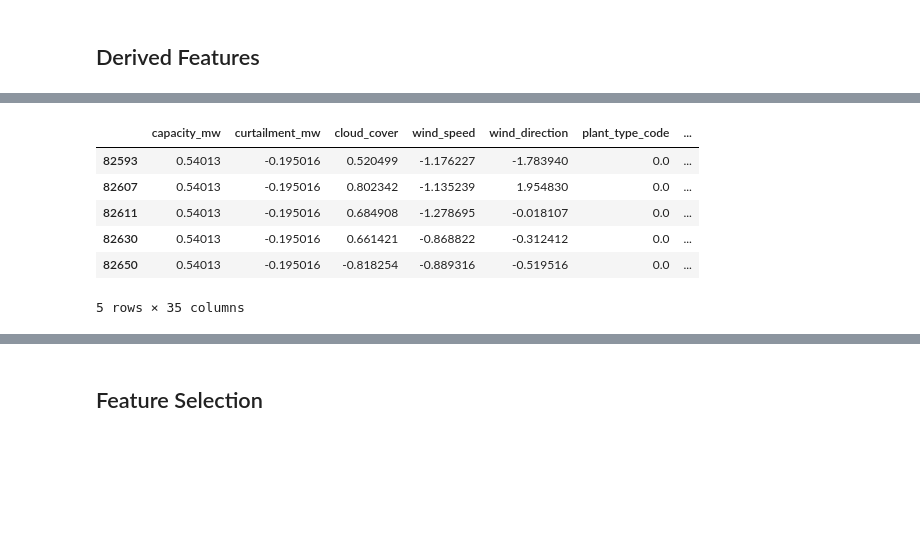
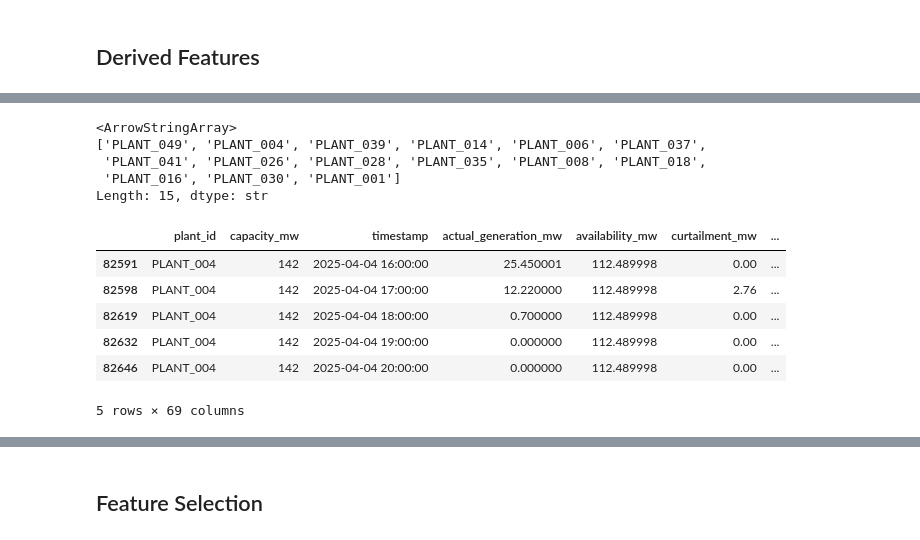
Before and after one commit to Shuchismita2000/Pravaah, a Jupyter notebook: notebook.ipynb, the cells around one changed output, grey strips where cells are left out. Saved outputs shown, nothing was run; the diff lists cells and outputs as text; code cells hidden in the pictures; blank space fills up the shorter version.

```diff
--- a/notebook.ipynb
+++ b/notebook.ipynb
@@ -654,14 +648,22 @@ Index(['plant_id', 'capacity_mw', 'timestamp', 'actual_generation_mw',
        'is_peak', 'gen_variability_24', 'gen_variability_168', 'is_zero_gen',
        'zero_streak', 'gen_residual_24', 'gen_normalized'],
       dtype='str')
+# %%
+historical_df_solar.plant_id.unique()
+# %% [output]
+<ArrowStringArray>
+['PLANT_049', 'PLANT_004', 'PLANT_039', 'PLANT_014', 'PLANT_006', 'PLANT_037',
+ 'PLANT_041', 'PLANT_026', 'PLANT_028', 'PLANT_035', 'PLANT_008', 'PLANT_018',
+ 'PLANT_016', 'PLANT_030', 'PLANT_001']
+Length: 15, dtype: str
 # %%
-historical_df_solar[historical_df_solar["plant_id"] == "PLANT_001"].tail()
+historical_df_solar[historical_df_solar["plant_id"] == "PLANT_004"].tail()
 # %% [output]
-|  | capacity_mw | curtailment_mw | cloud_cover | wind_speed | wind_direction | plant_type_code | ... |
-| 82593 | 0.54013 | -0.195016 | 0.520499 | -1.176227 | -1.783940 | 0.0 | ... |
-| 82607 | 0.54013 | -0.195016 | 0.802342 | -1.135239 | 1.954830 | 0.0 | ... |
-| 82611 | 0.54013 | -0.195016 | 0.684908 | -1.278695 | -0.018107 | 0.0 | ... |
-| 82630 | 0.54013 | -0.195016 | 0.661421 | -0.868822 | -0.312412 | 0.0 | ... |
-| 82650 | 0.54013 | -0.195016 | -0.818254 | -0.889316 | -0.519516 | 0.0 | ... |
+|  | plant_id | capacity_mw | timestamp | actual_generation_mw | availability_mw | curtailment_mw | ... |
+| 82591 | PLANT_004 | 142 | 2025-04-04 16:00:00 | 25.450001 | 112.489998 | 0.00 | ... |
+| 82598 | PLANT_004 | 142 | 2025-04-04 17:00:00 | 12.220000 | 112.489998 | 2.76 | ... |
+| 82619 | PLANT_004 | 142 | 2025-04-04 18:00:00 | 0.700000 | 112.489998 | 0.00 | ... |
+| 82632 | PLANT_004 | 142 | 2025-04-04 19:00:00 | 0.000000 | 112.489998 | 0.00 | ... |
+| 82646 | PLANT_004 | 142 | 2025-04-04 20:00:00 | 0.000000 | 112.489998 | 0.00 | ... |
-5 rows × 35 columns
+5 rows × 69 columns
 # %%
```
Also changed, not shown: parts of 23 cells of this notebook, 3 other files.
